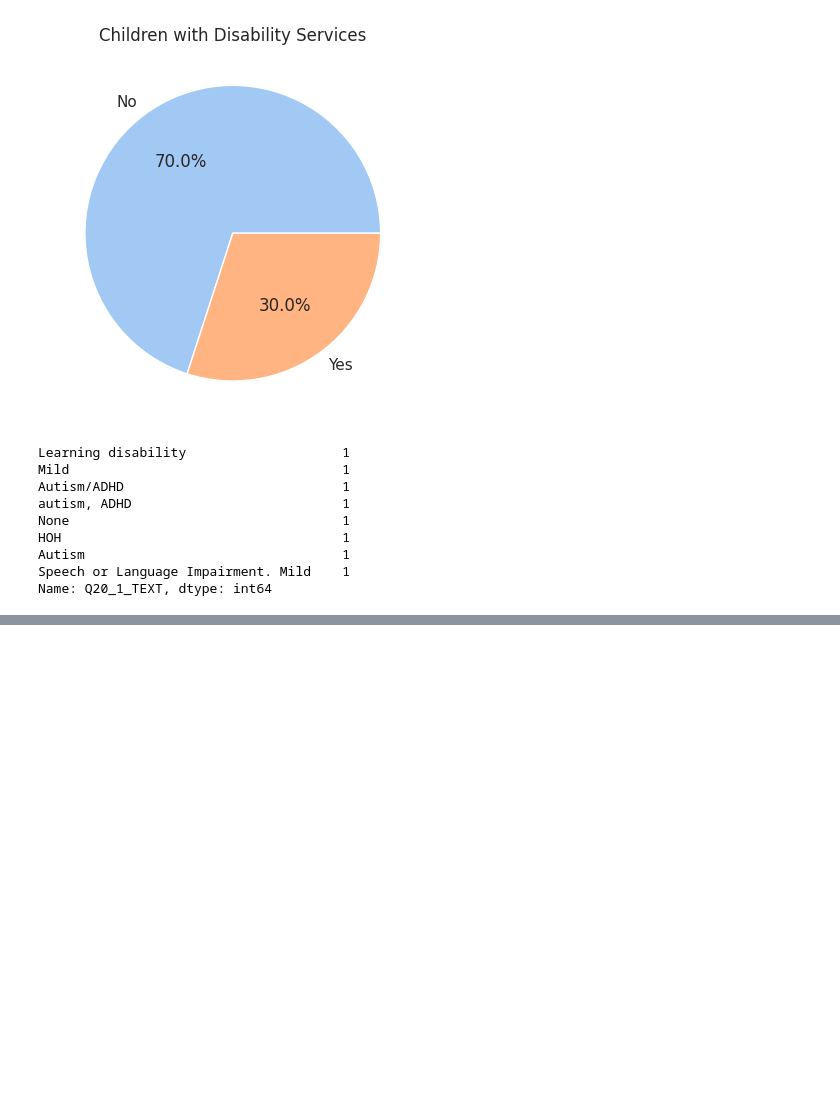
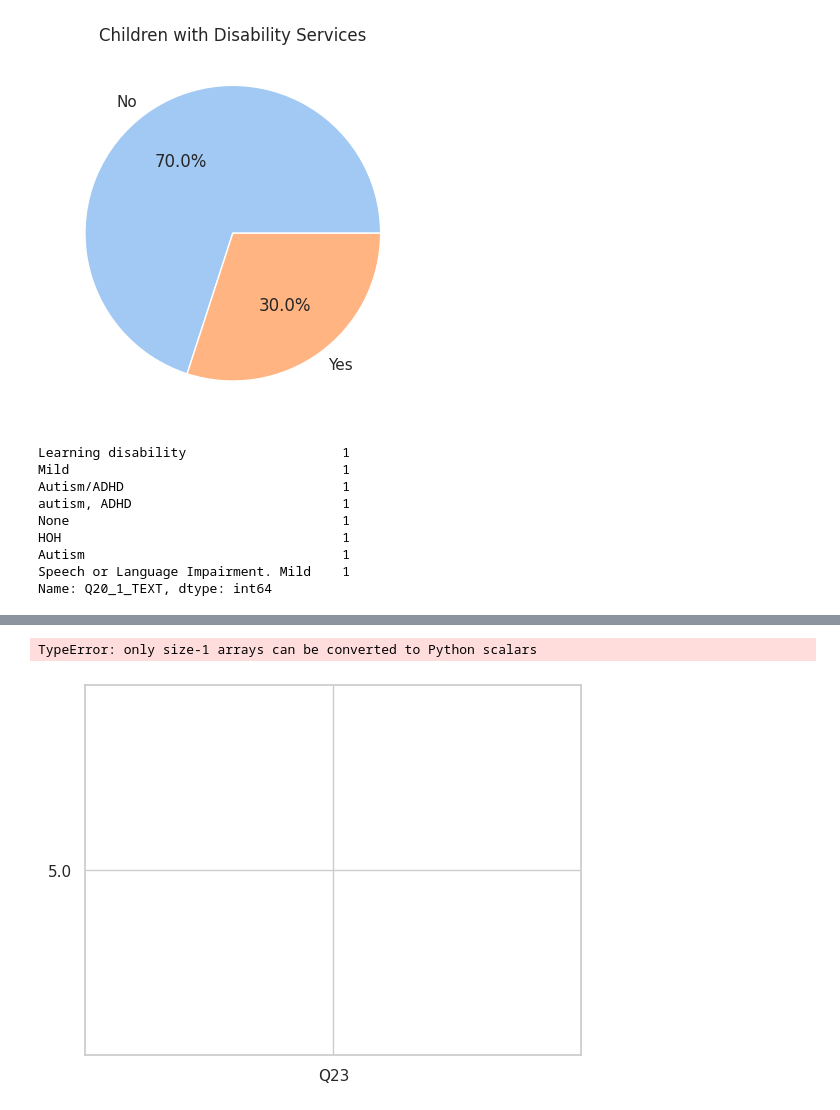
Before and after one commit to lozo6/slp-survey-analytics, a Jupyter notebook: visual.ipynb, the cells around one changed output, grey strips where cells are left out. Saved outputs shown, nothing was run; the diff lists cells and outputs as text; code cells hidden in the pictures; blank space fills up the shorter version.

```diff
--- a/visual.ipynb
+++ b/visual.ipynb
@@ -123,0 +137,5 @@ questions_describe.to_csv('data/englishDescriptiveStatistics.csv')
+# %%
+plt.bar(x=questions, height=5.0, width=0.1, data=questions_describe)
+# %% [output]
+TypeError: only size-1 arrays can be converted to Python scalars
+[figure, added]
```
Also changed, not shown: parts of 1 cell of this notebook, 2 other files.
